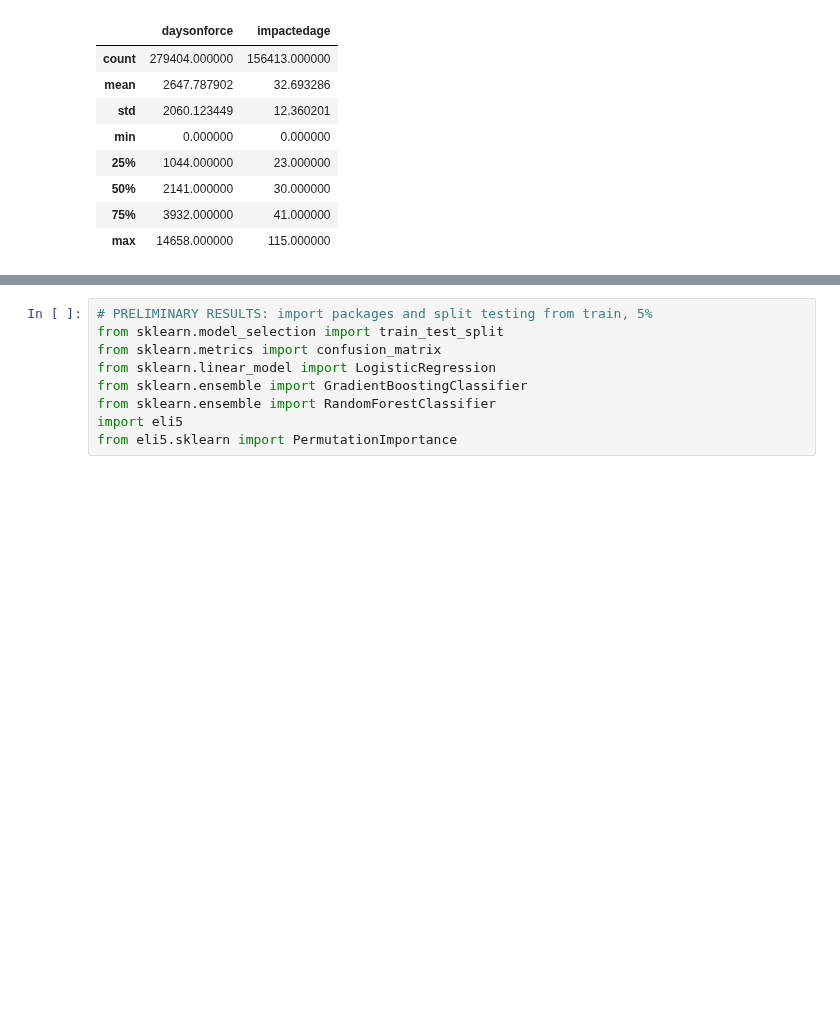
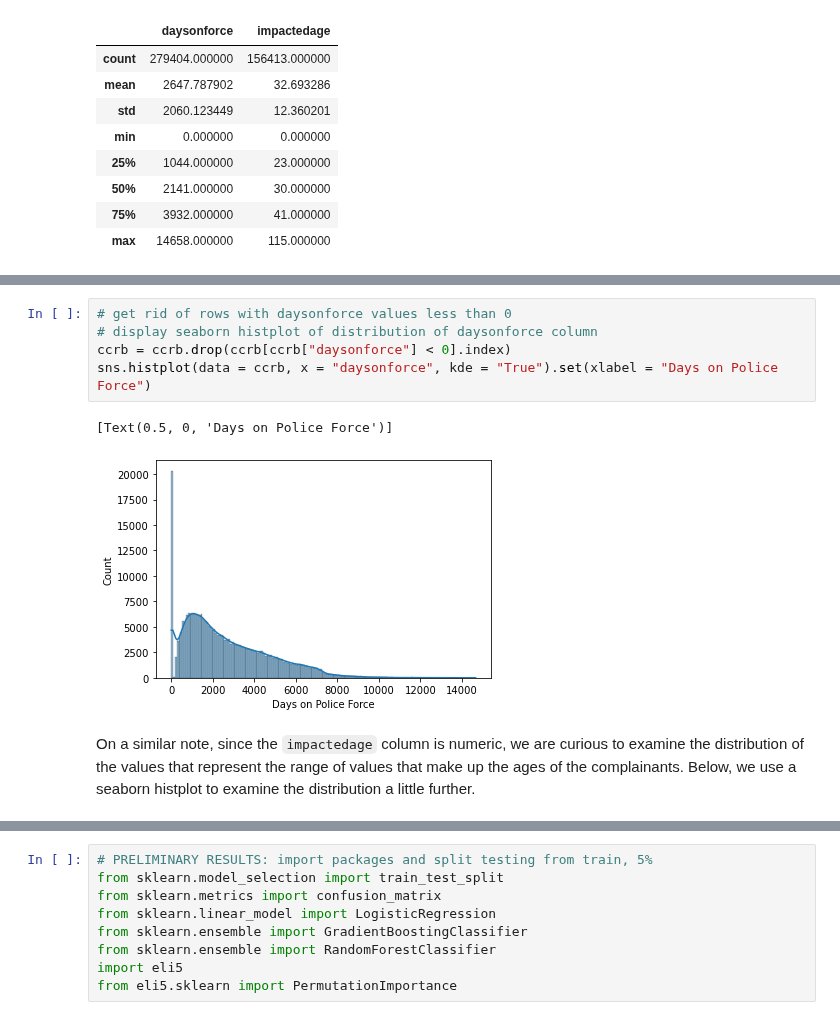
Before and after one commit to COGS118A/Group015-Wi23, a Jupyter notebook: CheckpointGroup015-Wi23.ipynb, the cells around one changed output, grey strips where cells are left out. Saved outputs shown, nothing was run; the diff lists cells and outputs as text; blank space fills up the shorter version.

```diff
--- a/CheckpointGroup015-Wi23.ipynb
+++ b/CheckpointGroup015-Wi23.ipynb
@@ -294,0 +270,10 @@ sns.heatmap(data = ccrb[["daysonforce", "impactedage"]].corr())
+# %%
+# get rid of rows with daysonforce values less than 0
+# display seaborn histplot of distribution of daysonforce column
+ccrb = ccrb.drop(ccrb[ccrb["daysonforce"] < 0].index)
+sns.histplot(data = ccrb, x = "daysonforce", kde = "True").set(xlabel = "Days on Police Force")
+# %% [output]
+[Text(0.5, 0, 'Days on Police Force')]
+[figure, added]
+# %% [markdown]
+On a similar note, since the `impactedage` column is numeric, we are curious to examine the distribution of the values that represent the range of values that make up the ages of the complainants. Below, we use a seaborn histplot to examine the distribution a little further.
```
Also changed, not shown: parts of 36 cells of this notebook.
